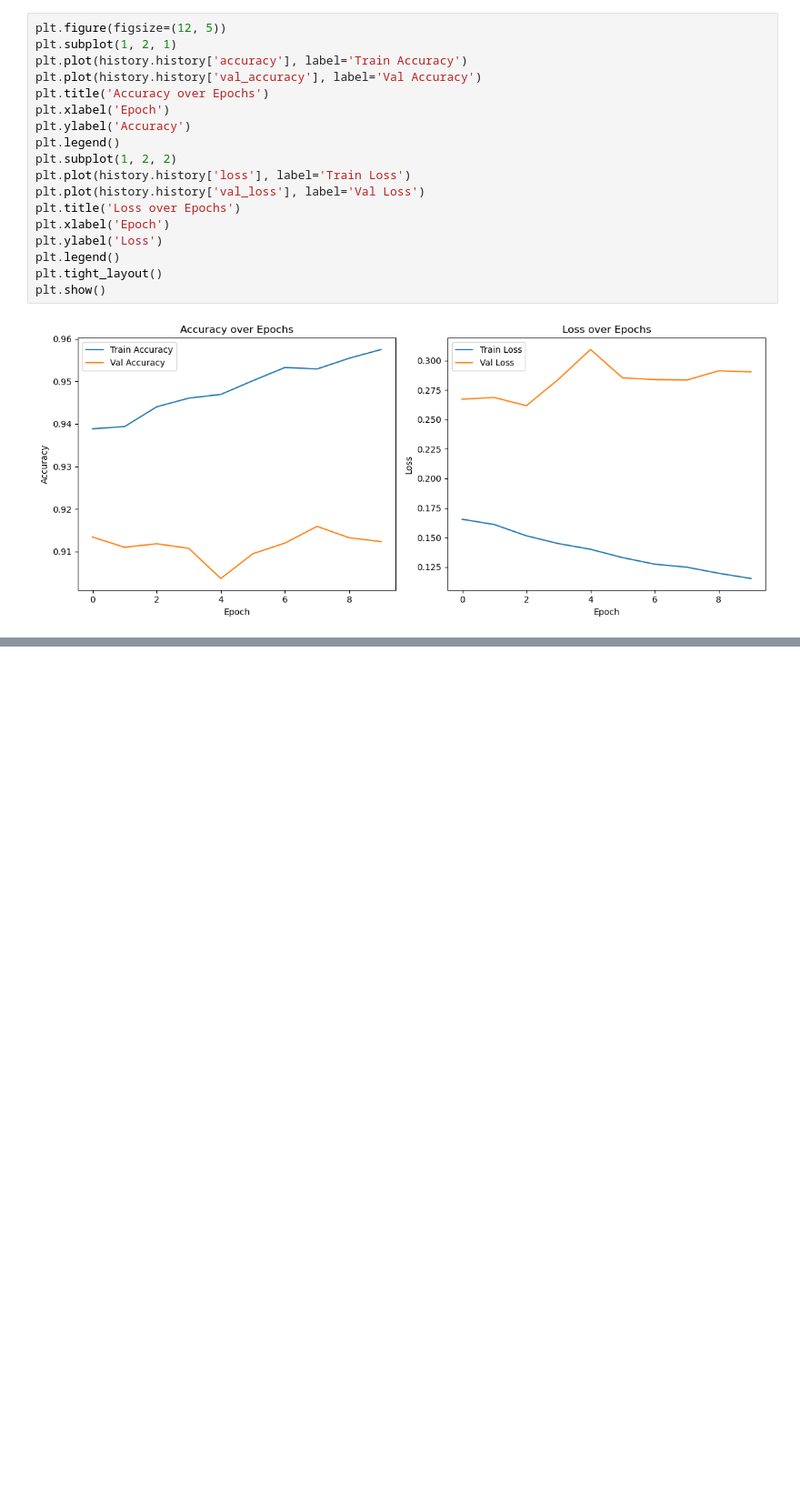
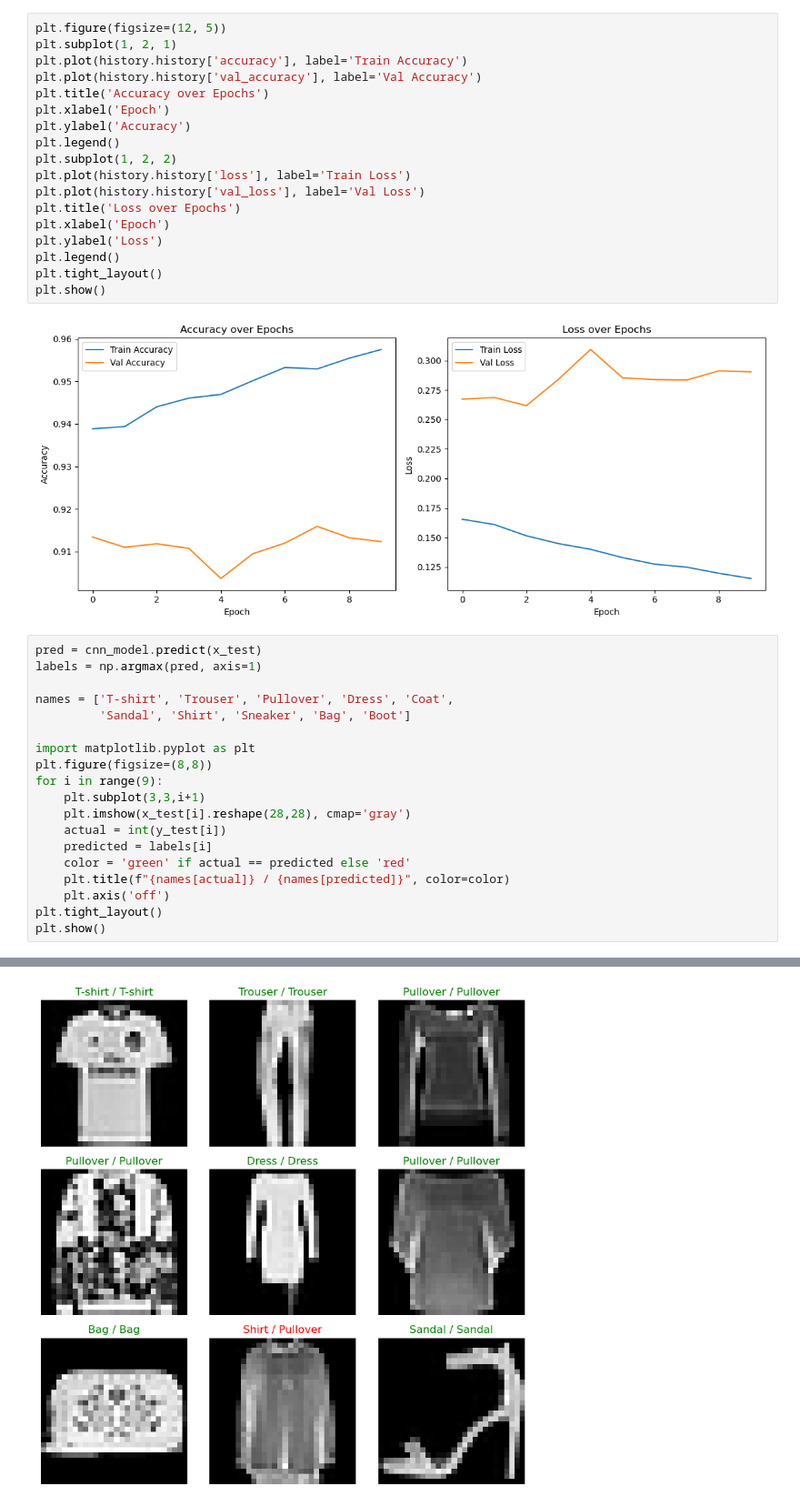
Before and after one commit to kanisk29/fashion_cnn, a Jupyter notebook: fashion_cnn.ipynb, the cells around one changed output, grey strips where cells are left out. Shown at 91% size. Drawn from its saved outputs; the diff is of its cells as text; blank space fills up the shorter version.

```diff
--- a/fashion_cnn.ipynb
+++ b/fashion_cnn.ipynb
@@ -168,3 +168,23 @@ plt.tight_layout()
 plt.show()
 # %% [output]
 [figure]
+# %%
+pred = cnn_model.predict(x_test)
+labels = np.argmax(pred, axis=1)
+
+names = ['T-shirt', 'Trouser', 'Pullover', 'Dress', 'Coat',
+         'Sandal', 'Shirt', 'Sneaker', 'Bag', 'Boot']
+
+import matplotlib.pyplot as plt
+plt.figure(figsize=(8,8))
+for i in range(9):
+    plt.subplot(3,3,i+1)
+    plt.imshow(x_test[i].reshape(28,28), cmap='gray')
+    actual = int(y_test[i])
+    predicted = labels[i]
+    color = 'green' if actual == predicted else 'red'
+    plt.title(f"{names[actual]} / {names[predicted]}", color=color)
+    plt.axis('off')
+plt.tight_layout()
+plt.show()
+# %% [output]
@@ -170,0 +192 @@ plt.show()
+[figure, added]
```
Also changed, not shown: parts of 1 cell of this notebook.
